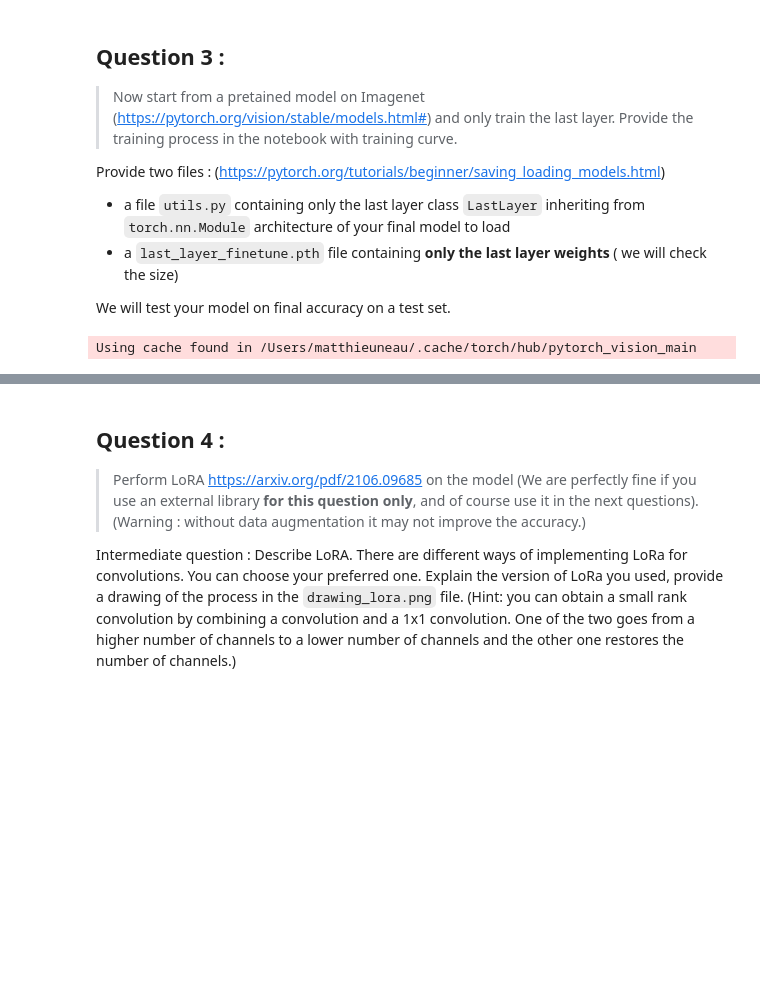
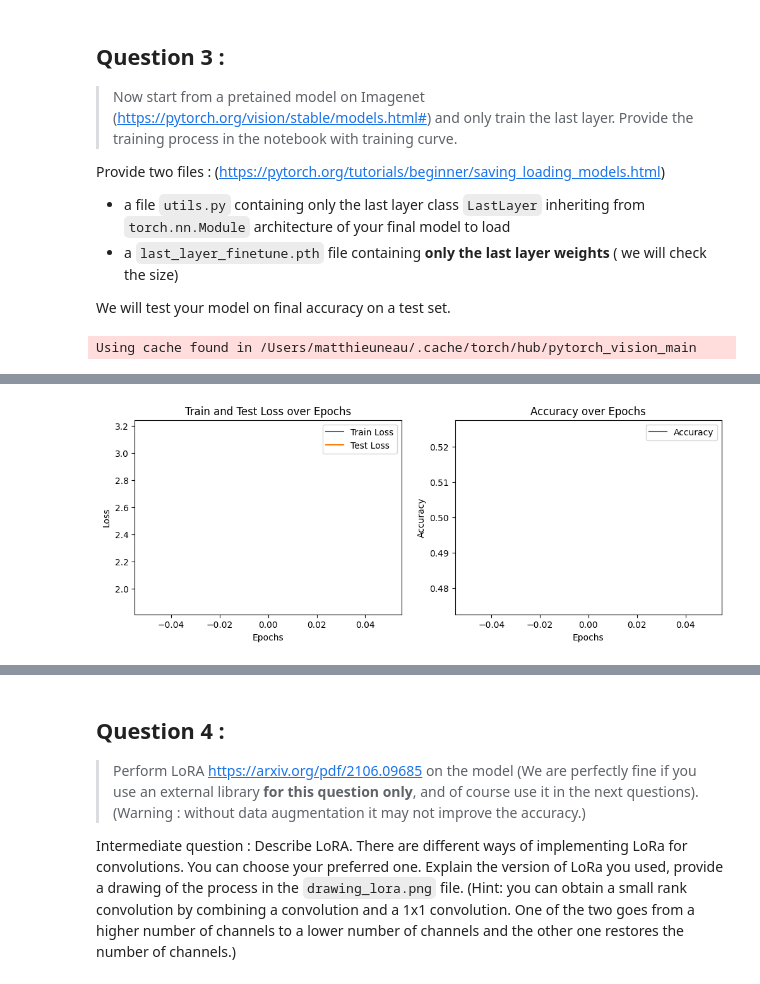
Before and after one commit to matthieuneau/deep-learning-practice, a Jupyter notebook: TP4.ipynb, the cells around one changed output, grey strips where cells are left out. Drawn from its saved outputs; the diff is of its cells as text; code cells hidden in the pictures; blank space fills up the shorter version.

```diff
--- a/TP4.ipynb
+++ b/TP4.ipynb
@@ -225,19 +215,20 @@ Epoch 2901, train loss: 0.0021, test loss: 4.9907, accuracy: 0.6429
 # %%
 import matplotlib.pyplot as plt
 
-fig, (ax1, ax2) = plt.subplots(1, 2, figsize=(12, 4))
+def plot_training(train_loss_history, test_loss_history, accuracy_history):
+    fig, (ax1, ax2) = plt.subplots(1, 2, figsize=(12, 4))
 
-ax1.plot(train_loss_history, label='Train Loss')
-ax1.plot(test_loss_history, label='Test Loss')
-ax1.set_xlabel('Epochs')
-ax1.set_ylabel('Loss')
-ax1.set_title('Train and Test Loss over Epochs')
-ax1.legend()
+    ax1.plot(train_loss_history, label='Train Loss')
+    ax1.plot(test_loss_history, label='Test Loss')
+    ax1.set_xlabel('Epochs')
+    ax1.set_ylabel('Loss')
+    ax1.set_title('Train and Test Loss over Epochs')
+    ax1.legend()
 
-ax2.plot(accuracy_history, label='Accuracy')
-ax2.set_xlabel('Epochs')
-ax2.set_ylabel('Accuracy')
-ax2.set_title('Accuracy over Epochs')
-ax2.legend()
+    ax2.plot(accuracy_history, label='Accuracy')
+    ax2.set_xlabel('Epochs')
+    ax2.set_ylabel('Accuracy')
+    ax2.set_title('Accuracy over Epochs')
+    ax2.legend()
 
-plt.show()
+    plt.show()
@@ -261,19 +250,26 @@ for param in pretrained_model.parameters():
     param.requires_grad = False
 
 pretrained_model.fc = nn.Linear(512, 2)
+pretrained_model.fc.requires_grad_=True
 
 # print(pretrained_model.fc)
-old_weights = pretrained_model.conv1.weight.data
+old_weights = pretrained_model.conv1.weight.data.clone()
+old_fc = pretrained_model.fc.weight.data.clone()
 
 train_dataloader = DataLoader(north_dataset, batch_size=16, shuffle=True)
 test_dataloader = DataLoader(test_dataset, batch_size=16)
+optimizer = torch.optim.Adam(pretrained_model.fc.parameters(), lr=1e-3)
 
-n_epochs = 5
-train(pretrained_model, train_dataloader=train_dataloader, test_dataloader=test_dataloader, loss_fn=loss_fn, optimizer=optimizer, n_epochs=n_epochs)
+n_epochs = 1
+train_loss_history, test_loss_history, accuracy_history = train(pretrained_model, train_dataloader=train_dataloader, test_dataloader=test_dataloader, loss_fn=loss_fn, optimizer=optimizer, n_epochs=n_epochs)
 
-# new_weights = pretrained_model.conv1.weight.data
+new_weights = pretrained_model.conv1.weight.data.clone()
+new_fc = pretrained_model.fc.weight.data.clone()
 
-# assert torch.allclose(old_weights, new_weights), "The weights of the pretrained model have been modified"
+assert torch.allclose(old_weights, new_weights, atol=1e-2), "The weights of the pretrained model have been modified"
+print(torch.allclose(old_fc, new_fc))
+
+plot_training(train_loss_history, test_loss_history, accuracy_history)
 
 # torch.save(base_model.fc.state_dict(), "lastlayer.pth")
 # %% [output]
@@ -282,2 +279,3 @@ IndexError: Dimension out of range (expected to be in range of [-1, 0], but got
+[figure, added]
 # %%
 from utils import LastLayer
```
Also changed, not shown: parts of 10 cells of this notebook, 6 other files.
